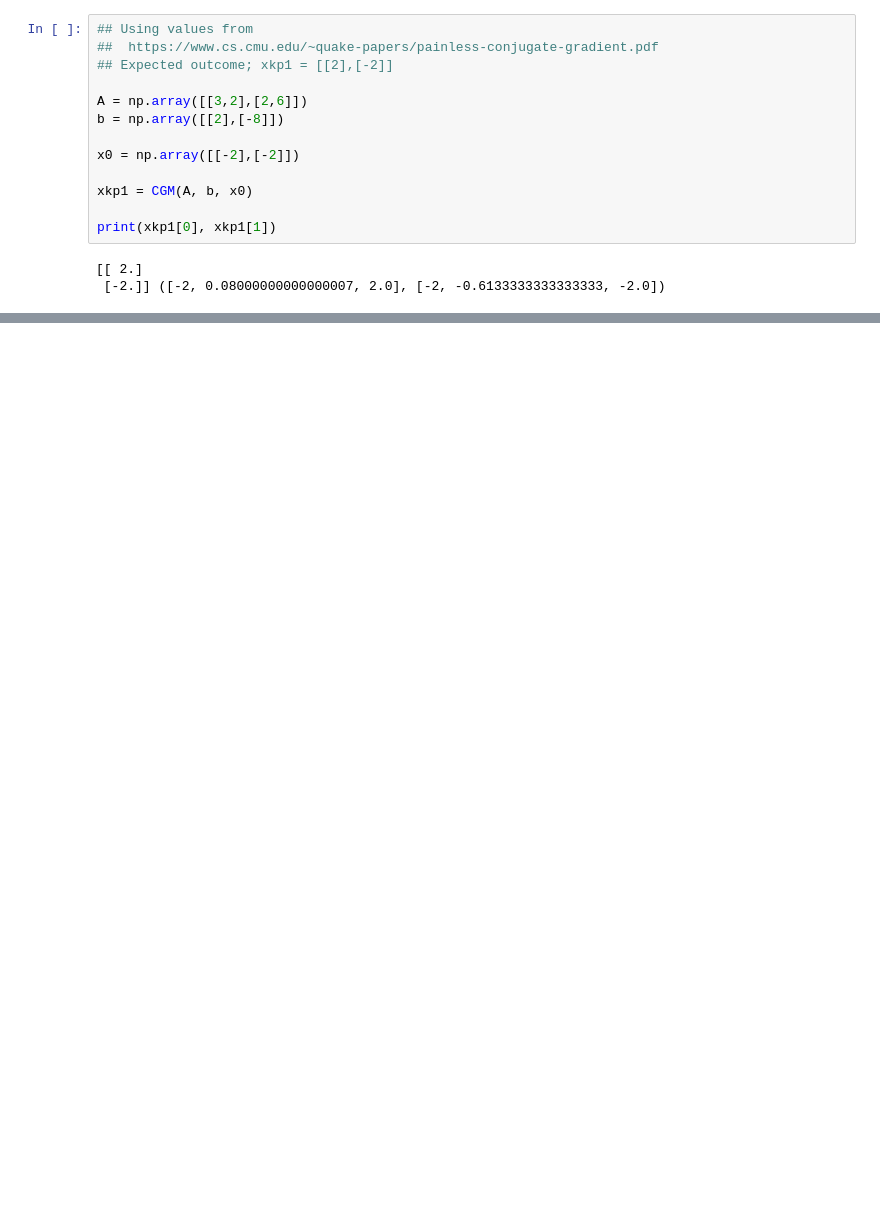
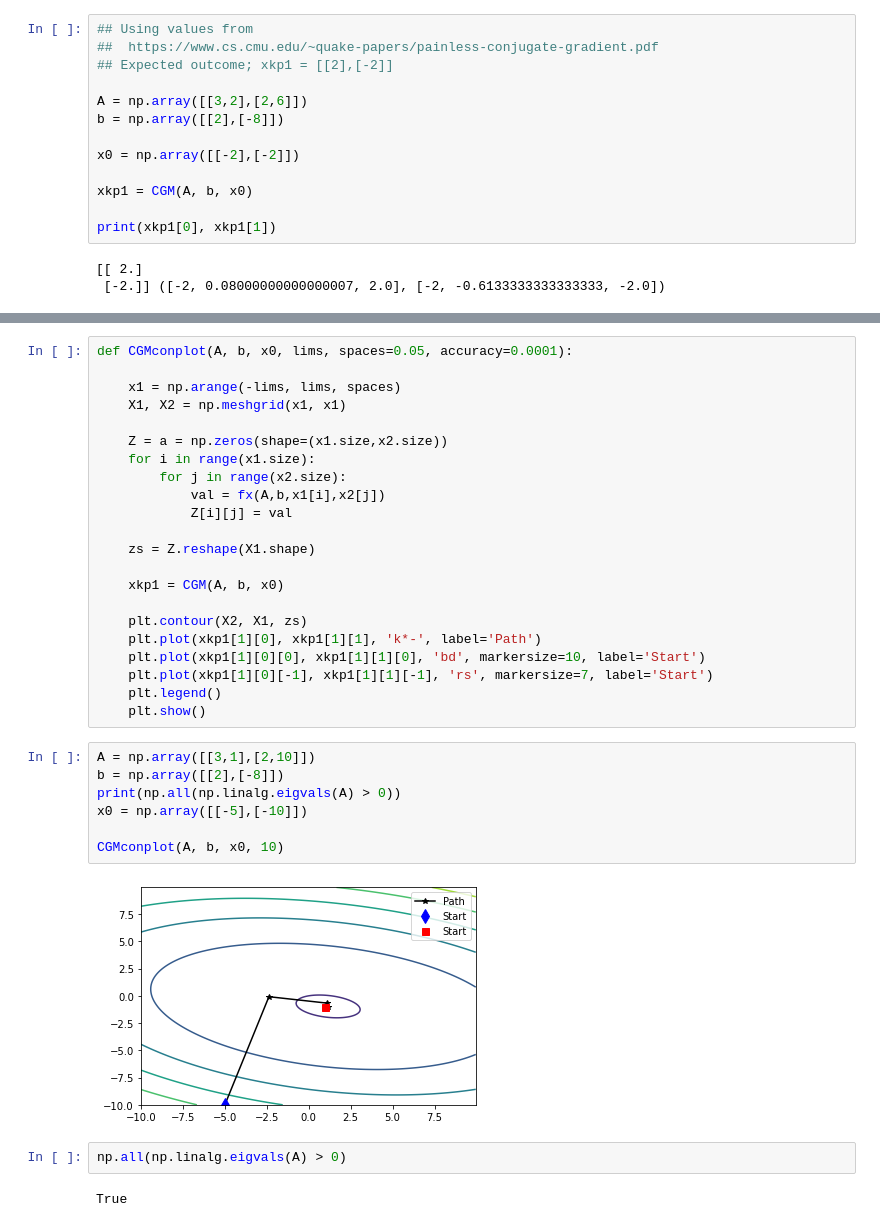
Before and after one commit to BarryOD4/AM6020-Project, a Jupyter notebook: CG.ipynb, the cells around one changed output, grey strips where cells are left out. Cells and saved outputs as stored; diff of their text form; blank space fills up the shorter version.

```diff
--- a/CG.ipynb
+++ b/CG.ipynb
@@ -80,0 +137,35 @@ Would be nice to add a contour plot but I can't figure out how it works
+# %%
+def CGMconplot(A, b, x0, lims, spaces=0.05, accuracy=0.0001):
+
+    x1 = np.arange(-lims, lims, spaces)
+    X1, X2 = np.meshgrid(x1, x1)
+
+    Z = a = np.zeros(shape=(x1.size,x2.size))
+    for i in range(x1.size):
+        for j in range(x2.size):
+            val = fx(A,b,x1[i],x2[j])
+            Z[i][j] = val
+
+    zs = Z.reshape(X1.shape)
+
+    xkp1 = CGM(A, b, x0)
+
+    plt.contour(X2, X1, zs)
+    plt.plot(xkp1[1][0], xkp1[1][1], 'k*-', label='Path')
+    plt.plot(xkp1[1][0][0], xkp1[1][1][0], 'bd', markersize=10, label='Start')
+    plt.plot(xkp1[1][0][-1], xkp1[1][1][-1], 'rs', markersize=7, label='Start')
+    plt.legend()
+    plt.show()
+# %%
+A = np.array([[3,1],[2,10]])
+b = np.array([[2],[-8]])
+print(np.all(np.linalg.eigvals(A) > 0))
+x0 = np.array([[-5],[-10]])
+
+CGMconplot(A, b, x0, 10)
+# %% [output]
+[figure, added]
+# %%
+np.all(np.linalg.eigvals(A) > 0)
+# %% [output]
+True
```
Also changed, not shown: parts of 12 cells of this notebook.
